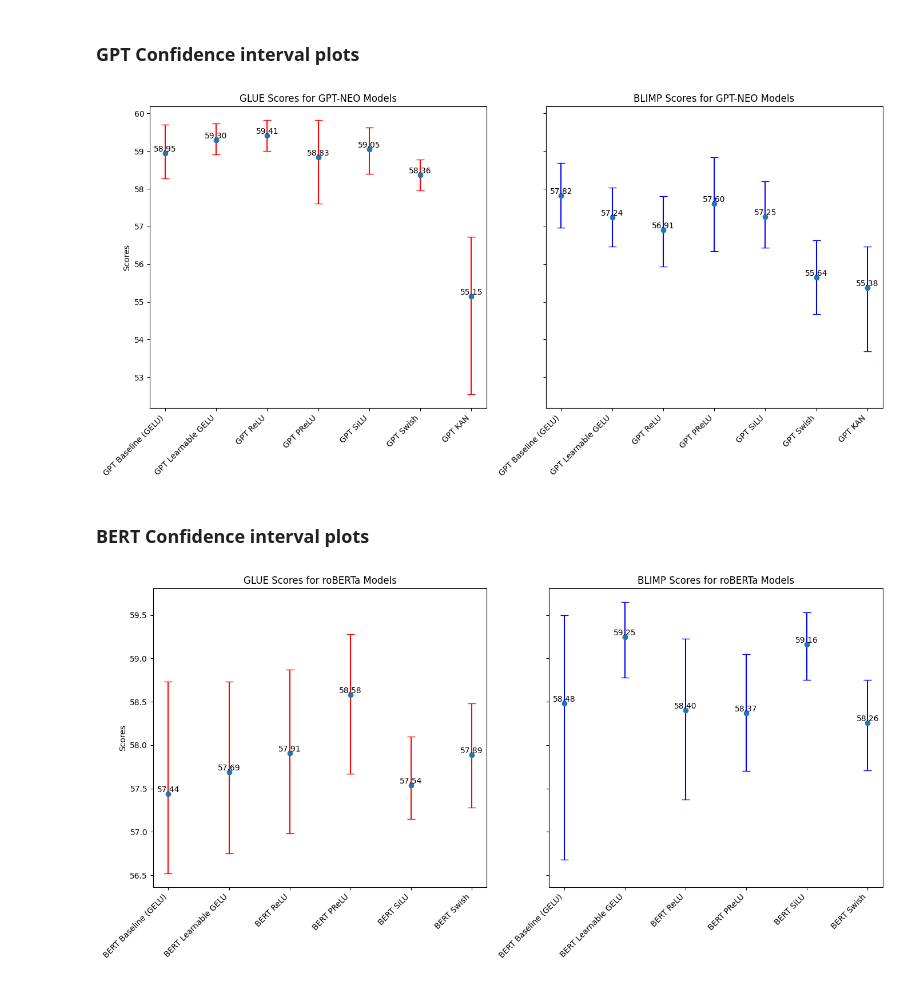
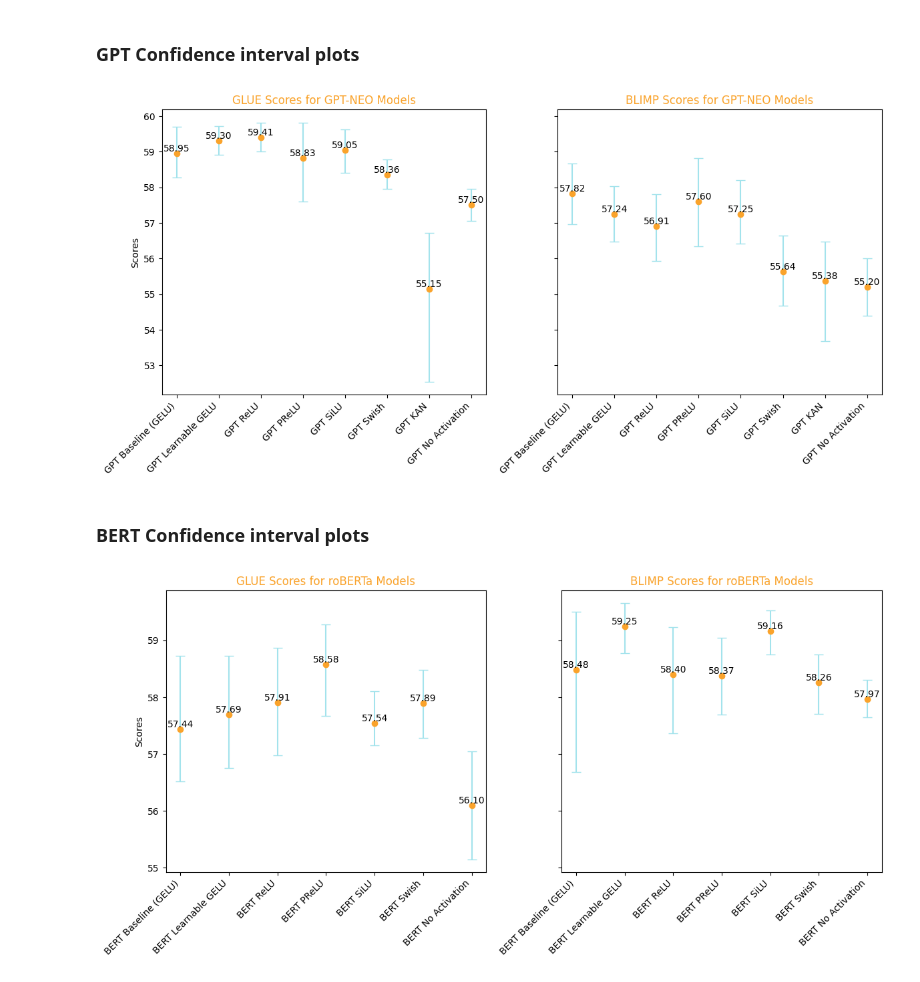
Before and after one commit to AISE-TUDelft/tiny-transformers, a Jupyter notebook: code/filip/statistics.ipynb, the cells around one changed output. Drawn from its saved outputs; the diff is of its cells as text; code cells hidden in the pictures.

```diff
--- a/code/filip/statistics.ipynb
+++ b/code/filip/statistics.ipynb
@@ -173,29 +181,31 @@ glue_df_combined_results
 ### GPT Confidence interval plots
 # %%
 import matplotlib.pyplot as plt
+import numpy as np
 
 # Data provided
-models = ["GPT Baseline (GELU)", "GPT Learnable GELU", "GPT ReLU", "GPT PReLU", "GPT SiLU", "GPT Swish", "GPT KAN"]
-glue_means = [58.95, 59.3, 59.41, 58.83, 59.05, 58.36, 55.15]
-glue_ci_lower = [58.27, 58.92, 59.0, 57.6, 58.4, 57.95, 52.54]
-glue_ci_upper = [59.7, 59.73, 59.82, 59.82, 59.63, 58.78, 56.73]
+models = ["GPT Baseline (GELU)", "GPT Learnable GELU", "GPT ReLU", "GPT PReLU", "GPT SiLU", "GPT Swish", "GPT KAN", "GPT No Activation"]
+glue_means = [58.95, 59.3, 59.41, 58.83, 59.05, 58.36, 55.15, 57.5]
+glue_ci_lower = [58.27, 58.92, 59.0, 57.6, 58.4, 57.95, 52.54, 57.05]
+glue_ci_upper = [59.7, 59.73, 59.82, 59.82, 59.63, 58.78, 56.73, 57.95]
 
-blimp_means = [57.82, 57.24, 56.91, 57.6, 57.25, 55.64, 55.38]
-blimp_ci_lower = [56.97, 56.47, 55.93, 56.34, 56.43, 54.68, 53.68]
-blimp_ci_upper = [58.68, 58.03, 57.8, 58.83, 58.2, 56.64, 56.47]
-
-import numpy as np
+blimp_means = [57.82, 57.24, 56.91, 57.6, 57.25, 55.64, 55.38, 55.20]
+blimp_ci_lower = [56.97, 56.47, 55.93, 56.34, 56.43, 54.68, 53.68, 54.4]
+blimp_ci_upper = [58.68, 58.03, 57.8, 58.83, 58.2, 56.64, 56.47, 56.0]
 
 # Define the error values for GLUE and BLIMP
 glue_errors = np.array([(glue_means[i] - glue_ci_lower[i], glue_ci_upper[i] - glue_means[i]) for i in range(len(glue_means))]).T
 blimp_errors = np.array([(blimp_means[i] - blimp_ci_lower[i], blimp_ci_upper[i] - blimp_means[i]) for i in range(len(blimp_means))]).T
 
-# Plotting the data
-fig, ax = plt.subplots(1, 2, figsize=(14, 7), sharey=True)
+# Define color palette
+colors = ['#237194', '#A3E3EC', '#FAA32B']
+
+# Plotting the data for GPT-NEO models with title color update
+fig, ax = plt.subplots(1, 2, figsize=(12, 6), sharey=True)
 
 # GLUE Scores
-ax[0].errorbar(models, glue_means, yerr=glue_errors, fmt='o', capsize=5, ecolor='r', label='GLUE')
-ax[0].set_title('GLUE Scores for GPT-NEO Models')
+ax[0].errorbar(models, glue_means, yerr=glue_errors, fmt='o', capsize=5, ecolor=colors[1], color=colors[2], label='GLUE')
+ax[0].set_title('GLUE Scores for GPT-NEO Models', color='#FAA32B')
 ax[0].set_ylabel('Scores')
 ax[0].set_xticks(range(len(models)))
 ax[0].set_xticklabels(models, rotation=45, ha='right')
@@ -204,8 +214,8 @@ for i, mean in enumerate(glue_means):
     ax[0].text(i, mean, f'{mean:.2f}', ha='center', va='bottom')
 
 # BLIMP Scores
-ax[1].errorbar(models, blimp_means, yerr=blimp_errors, fmt='o', capsize=5, ecolor='b', label='BLIMP')
-ax[1].set_title('BLIMP Scores for GPT-NEO Models')
+ax[1].errorbar(models, blimp_means, yerr=blimp_errors, fmt='o', capsize=5, ecolor=colors[1], color=colors[2], label='BLIMP')
+ax[1].set_title('BLIMP Scores for GPT-NEO Models', color='#FAA32B')
 ax[1].set_xticks(range(len(models)))
 ax[1].set_xticklabels(models, rotation=45, ha='right')
 
@@ -215,51 +225,51 @@ for i, mean in enumerate(blimp_means):
 plt.tight_layout()
 plt.show()
 # %% [output]
-[figure, old version]
+[figure, new version]
 # %% [markdown]
 ### BERT Confidence interval plots
 # %%
 # Data provided for BERT models
 bert_models = [
     "BERT Baseline (GELU)", "BERT Learnable GELU", "BERT ReLU",
-    "BERT PReLU", "BERT SiLU", "BERT Swish"
+    "BERT PReLU", "BERT SiLU", "BERT Swish", "BERT No Activation"
 ]
 
-bert_glue_means = [57.44, 57.69, 57.91, 58.58, 57.54, 57.89]
-bert_glue_ci_lower = [56.52, 56.75, 56.98, 57.67, 57.15, 57.28]
-bert_glue_ci_upper = [58.73, 58.73, 58.87, 59.28, 58.1, 58.48]
+bert_glue_means = [57.44, 57.69, 57.91, 58.58, 57.54, 57.89, 56.10]
+bert_glue_ci_lower = [56.52, 56.75, 56.98, 57.67, 57.15, 57.28, 55.15]
+bert_glue_ci_upper = [58.73, 58.73, 58.87, 59.28, 58.1, 58.48, 57.05]
 
-bert_blimp_means = [58.48, 59.25, 58.4, 58.37, 59.16, 58.26]
-bert_blimp_ci_lower = [56.68, 58.78, 57.37, 57.7, 58.75, 57.71]
-bert_blimp_ci_upper = [59.5, 59.65, 59.23, 59.05, 59.53, 58.75]
+bert_blimp_means = [58.48, 59.25, 58.4, 58.37, 59.16, 58.26, 57.97]
+bert_blimp_ci_lower = [56.68, 58.78, 57.37, 57.7, 58.75, 57.71, 57.65]
+bert_blimp_ci_upper = [59.5, 59.65, 59.23, 59.05, 59.53, 58.75, 58.3]
 
 # Define the error values for GLUE and BLIMP for BERT models
 bert_glue_errors = np.array([(bert_glue_means[i] - bert_glue_ci_lower[i], bert_glue_ci_upper[i] - bert_glue_means[i]) for i in range(len(bert_glue_means))]).T
 bert_blimp_errors = np.array([(bert_blimp_means[i] - bert_blimp_ci_lower[i], bert_blimp_ci_upper[i] - bert_blimp_means[i]) for i in range(len(bert_blimp_means))]).T
 
 # Plotting the data for BERT models
-fig, ax = plt.subplots(1, 2, figsize=(14, 7), sharey=True)
+fig, ax = plt.subplots(1, 2, figsize=(12, 6), sharey=True)
 
 # GLUE Scores for BERT models
-ax[0].errorbar(bert_models, bert_glue_means, yerr=bert_glue_errors, fmt='o', capsize=5, ecolor='r', label='GLUE')
-ax[0].set_title('GLUE Scores for roBERTa Models')
+ax[0].errorbar(bert_models, bert_glue_means, yerr=bert_glue_errors, fmt='o', capsize=5, ecolor=colors[1], color=colors[2], label='GLUE')
+ax[0].set_title('GLUE Scores for roBERTa Models', color='#FAA32B')
 ax[0].set_ylabel('Scores')
 ax[0].set_xticks(range(len(bert_models)))
 ax[0].set_xticklabels(bert_models, rotation=45, ha='right')
 
 for i, mean in enumerate(bert_glue_means):
     ax[0].text(i, mean, f'{mean:.2f}', ha='center', va='bottom')
 
 # BLIMP Scores for BERT models
-ax[1].errorbar(bert_models, bert_blimp_means, yerr=bert_blimp_errors, fmt='o', capsize=5, ecolor='b', label='BLIMP')
-ax[1].set_title('BLIMP Scores for roBERTa Models')
+ax[1].errorbar(bert_models, bert_blimp_means, yerr=bert_blimp_errors, fmt='o', capsize=5, ecolor=colors[1], color=colors[2], label='BLIMP')
+ax[1].set_title('BLIMP Scores for roBERTa Models', color='#FAA32B')
 ax[1].set_xticks(range(len(bert_models)))
 ax[1].set_xticklabels(bert_models, rotation=45, ha='right')
 
 for i, mean in enumerate(bert_blimp_means):
     ax[1].text(i, mean, f'{mean:.2f}', ha='center', va='bottom')
 
 plt.tight_layout()
 plt.show()
 # %% [output]
-[figure, old version]
+[figure, new version]
```
Also changed, not shown: parts of 2 cells of this notebook, 33 other files.
